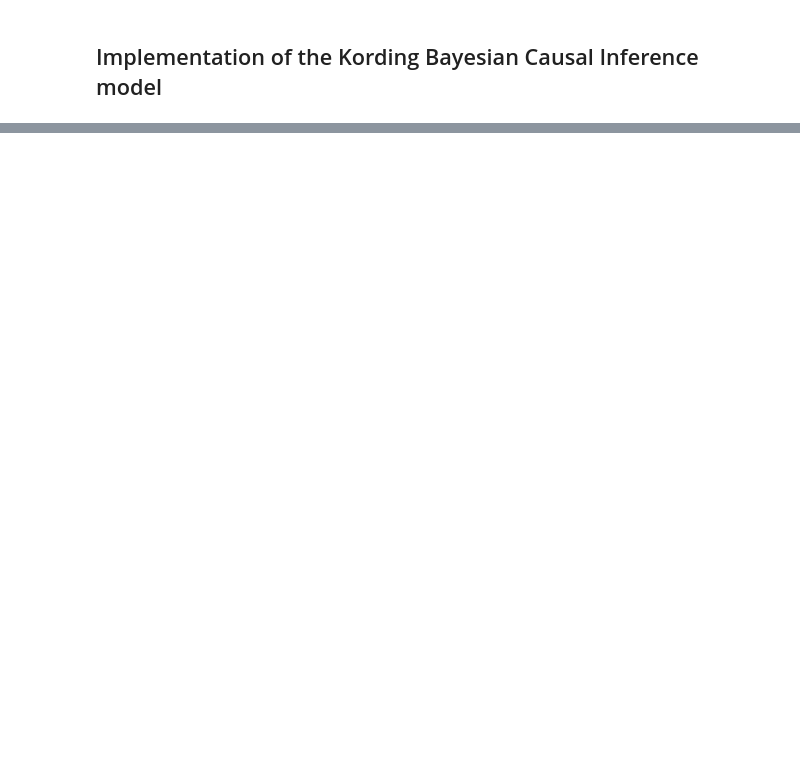
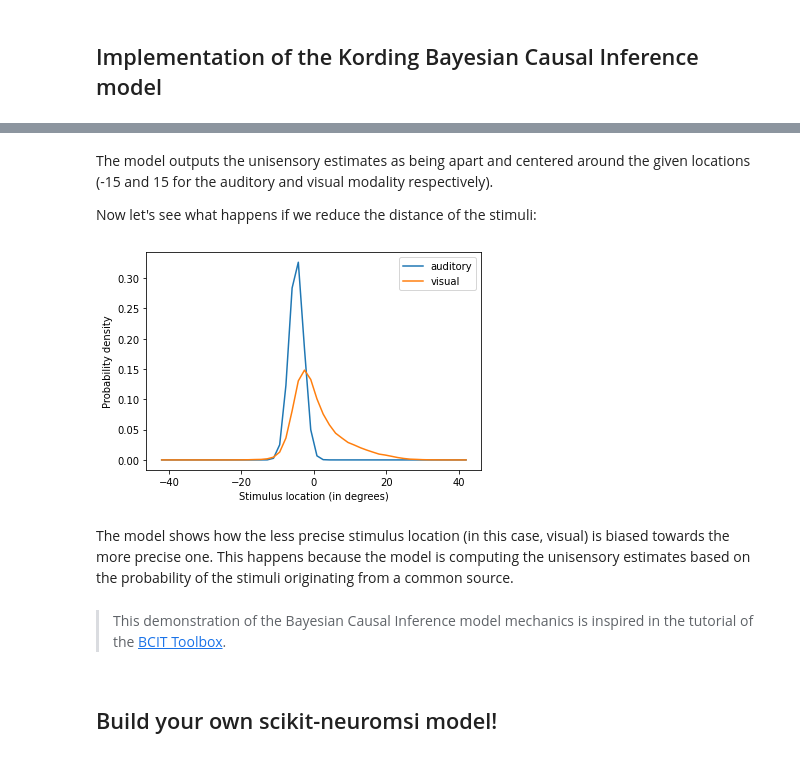
Before and after one commit to renatoparedes/scikit-neuromsi, a Jupyter notebook: docs/source/tutorial.ipynb, the cells around one changed output, grey strips where cells are left out. Saved outputs shown, nothing was run; the diff lists cells and outputs as text; code cells hidden in the pictures; blank space fills up the shorter version.

Commit message:
tutorial update

```diff
--- a/docs/source/tutorial.ipynb
+++ b/docs/source/tutorial.ipynb
@@ -132,0 +158,21 @@ plt.legend();
+# %% [markdown]
+The model outputs the unisensory estimates as being apart and centered around the given locations (-15 and 15 for the auditory and visual modality respectively).
+
+Now let's see what happens if we reduce the distance of the stimuli:
+# %%
+res = model.run(auditory_location=-5, visual_location=5)
+
+for k in out:
+    plt.plot(model.possible_locations[0], res[k], label=k)
+plt.legend()
+plt.xlabel("Stimulus location (in degrees)")
+plt.ylabel("Probability density")
+plt.show()
+# %% [output]
+[figure, added]
+# %% [markdown]
+The model shows how the less precise stimulus location (in this case, visual) is biased towards the more precise one. This happens because the model is computing the unisensory estimates based on the probability of the stimuli originating from a common source.
+# %% [markdown]
+> This demonstration of the Bayesian Causal Inference model mechanics is inspired in the tutorial of the [BCIT Toolbox](https://github.com/multisensoryperceptionlab/BCIT/blob/master/Documentation/BCIT_Documentation_5.1.2017.pdf).
+# %% [markdown]
+## Build your own scikit-neuromsi model!
```
Also changed, not shown: parts of 7 cells of this notebook.
